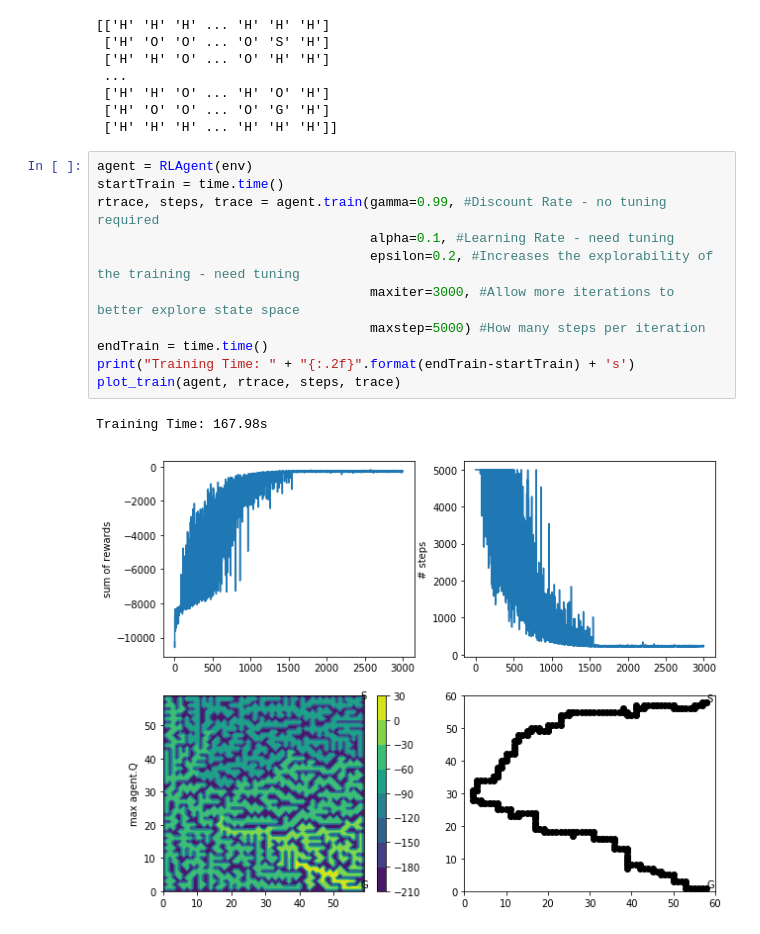
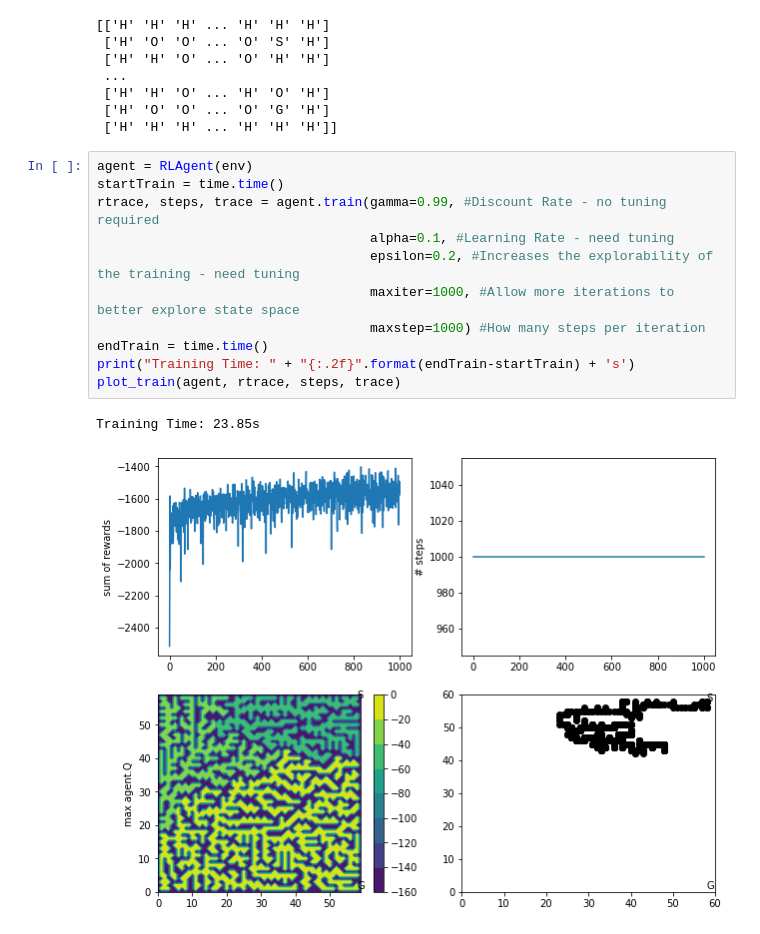
Before and after one commit to connorf25/robotics-assignment-2, a Jupyter notebook: rl.ipynb, the cells around one changed output. Saved outputs shown, nothing was run; the diff lists cells and outputs as text.

```diff
--- a/rl.ipynb
+++ b/rl.ipynb
@@ -267,17 +267,17 @@ env.print_map()
 # %%
 agent = RLAgent(env)
 startTrain = time.time()
 rtrace, steps, trace = agent.train(gamma=0.99, #Discount Rate - no tuning required
                                    alpha=0.1, #Learning Rate - need tuning
                                    epsilon=0.2, #Increases the explorability of the training - need tuning
-                                   maxiter=3000, #Allow more iterations to better explore state space
-                                   maxstep=5000) #How many steps per iteration
+                                   maxiter=1000, #Allow more iterations to better explore state space
+                                   maxstep=1000) #How many steps per iteration
 endTrain = time.time()
 print("Training Time: " + "{:.2f}".format(endTrain-startTrain) + 's')
 plot_train(agent, rtrace, steps, trace)
 # %% [output]
-Training Time: 167.98s
+Training Time: 23.85s
-[figure, old version]
+[figure, new version]
 # %%
 startTest = time.time()
 test_trace = agent.test()
```
Also changed, not shown: parts of 1 cell of this notebook, 12 other files.
